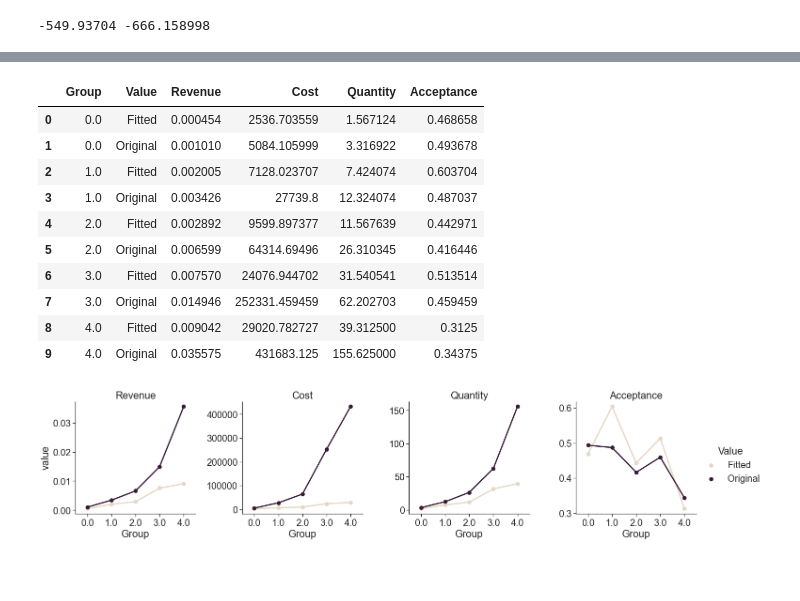
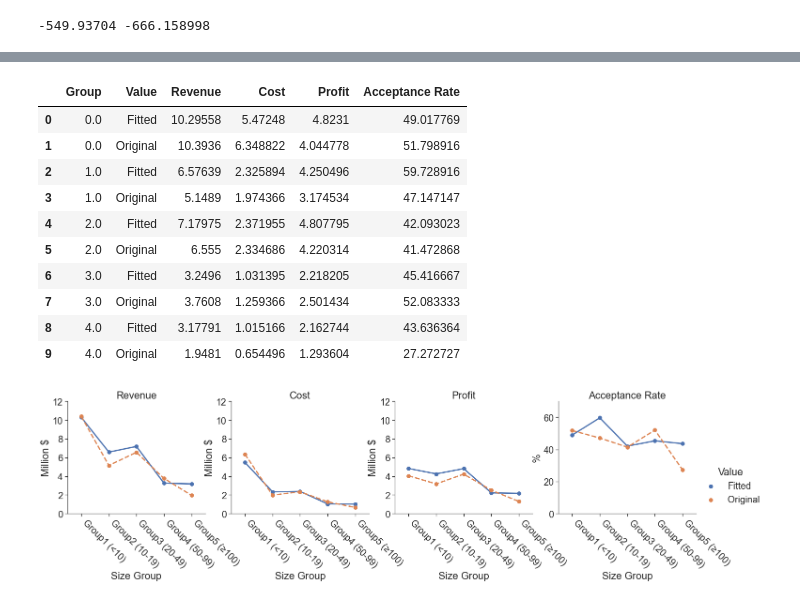
Before and after one commit to wanxii/nonlinear-pricing, a Jupyter notebook: model_fit.ipynb, the cells around one changed output, grey strips where cells are left out. Drawn from its saved outputs; the diff is of its cells as text; code cells hidden in the pictures; blank space fills up the shorter version.

```diff
--- a/model_fit.ipynb
+++ b/model_fit.ipynb
@@ -65,7 +93,7 @@ cmat = Consumer_matrix(data_fitted.v_it, data_fitted.Size)
 # %% [output]
 -549.93704 -666.158998
 # %%
-currentQ = [0,9,10,19,20,49,50,99,100,500]
+currentQ = [0,9,10,19,20,49,50,99,100,200]
 currentP = [2900, 2900, 2700, 2700, 2500, 2500, 2400, 2400, 2300, 2300]
 currentY = currentP * np.array(currentQ)
 df = Profit(Y=currentY, Q=currentQ, cmat=cmat, cost=cost, continuity=False, group=group)[-1]
@@ -80,34 +108,52 @@ df.head()
 # %%
-df_org = copy(data_fitted[['Group', 'Binary', 'Cost', 'Amount', 'Size']])
-# opt_data1['Revenue'] = opt_data1.Price * opt_data1.Size / 1e7
-df_org['Value'] = 'Original'
-df_org.rename(columns={'Amount': 'Revenue', 'Size': 'Quantity', 'Binary': 'Acceptance'}, inplace=True)
-df_org.Revenue = df_org.Revenue / 1e7
-df_org.Cost = df_org.Cost * df_org.Quantity * df_org.Acceptance
-
-compare_df = pd.concat([df, df_org]).groupby(['Group', 'Value']).mean().reset_index()
+mle_data2021['Value'] = 'Original'
+mle_data2021.rename(columns={'Binary': 'Acceptance'}, inplace=True)
+compare_df = (pd.concat([df, mle_data2021]).groupby(['Group', 'Value'])
+                                           .agg({'Revenue': 'sum', 'Cost': 'sum',
+                                                 'Profit': 'sum', 'Acceptance': 'mean'})
+                                           .reset_index())
+compare_df.Acceptance *= 100
+compare_df.rename(columns={'Acceptance': 'Acceptance Rate'}, inplace=True)
 compare_df
 # %% [output]
-|  | Group | Value | Revenue | Cost | Quantity | Acceptance |
-| 0 | 0.0 | Fitted | 0.000454 | 2536.703559 | 1.567124 | 0.468658 |
-| 1 | 0.0 | Original | 0.001010 | 5084.105999 | 3.316922 | 0.493678 |
-| 2 | 1.0 | Fitted | 0.002005 | 7128.023707 | 7.424074 | 0.603704 |
-| 3 | 1.0 | Original | 0.003426 | 27739.8 | 12.324074 | 0.487037 |
-| 4 | 2.0 | Fitted | 0.002892 | 9599.897377 | 11.567639 | 0.442971 |
-| 5 | 2.0 | Original | 0.006599 | 64314.69496 | 26.310345 | 0.416446 |
-| 6 | 3.0 | Fitted | 0.007570 | 24076.944702 | 31.540541 | 0.513514 |
-| 7 | 3.0 | Original | 0.014946 | 252331.459459 | 62.202703 | 0.459459 |
-| 8 | 4.0 | Fitted | 0.009042 | 29020.782727 | 39.312500 | 0.3125 |
-| 9 | 4.0 | Original | 0.035575 | 431683.125 | 155.625000 | 0.34375 |
+|  | Group | Value | Revenue | Cost | Profit | Acceptance Rate |
+| 0 | 0.0 | Fitted | 10.29558 | 5.47248 | 4.8231 | 49.017769 |
+| 1 | 0.0 | Original | 10.3936 | 6.348822 | 4.044778 | 51.798916 |
+| 2 | 1.0 | Fitted | 6.57639 | 2.325894 | 4.250496 | 59.728916 |
+| 3 | 1.0 | Original | 5.1489 | 1.974366 | 3.174534 | 47.147147 |
+| 4 | 2.0 | Fitted | 7.17975 | 2.371955 | 4.807795 | 42.093023 |
+| 5 | 2.0 | Original | 6.555 | 2.334686 | 4.220314 | 41.472868 |
+| 6 | 3.0 | Fitted | 3.2496 | 1.031395 | 2.218205 | 45.416667 |
+| 7 | 3.0 | Original | 3.7608 | 1.259366 | 2.501434 | 52.083333 |
+| 8 | 4.0 | Fitted | 3.17791 | 1.015166 | 2.162744 | 43.636364 |
+| 9 | 4.0 | Original | 1.9481 | 0.654496 | 1.293604 | 27.272727 |
 # %%
+if len(group) == 3:
+    xlables = ["Group{}".format(i) for i in ["1 (<10)", "2 (10-49)", "3 (≥50)"]]
+elif len(group) == 5:
+    xlables = ["Group{}".format(i) for i in ["1 (<10)", "2 (10-19)",
+                                             "3 (20-49)", "4 (50-99)",
+                                             "5 (≥100)"]]
+
 sns.set(font_scale=1.8)
 sns.set_style("ticks")
-(sns.catplot(data=compare_df.melt(id_vars=['Group', 'Value']),
-            x="Group", y="value", hue="Value",
-            col="variable", kind="point",
-            palette="ch:.25",
-            sharey=False)
-   .set_titles(col_template="{col_name}")
-   .savefig("fig/model_fit.svg", facecolor="w", dpi=400));
+p = (sns.catplot(data=compare_df.melt(id_vars=['Group', 'Value']),
+             x="Group", y="value", hue="Value",
+             col="variable", kind="point",
+             linestyles=['-', '--'],
+             sharey = False)
+        .set_titles(col_template="{col_name}")
+        .set_xticklabels(xlables)
+        .set_xticklabels(rotation=-45, ha='left')
+        .set_axis_labels('Size Group'))
+
+ax0, ax1, ax2, ax3 = p.axes[0]
+for ax in [ax0, ax1, ax2]:
+    ax.set_ylim((0, 12))
+    ax.set_ylabel('Million $')
+ax3.set_ylim((0, 70))
+ax3.set_ylabel('%')
+
+p.savefig("fig/model_fit5.svg", facecolor="w", dpi=400);
 # %% [output]
-[figure, old version]
+[figure, new version]
```
Also changed, not shown: parts of 8 cells of this notebook.
